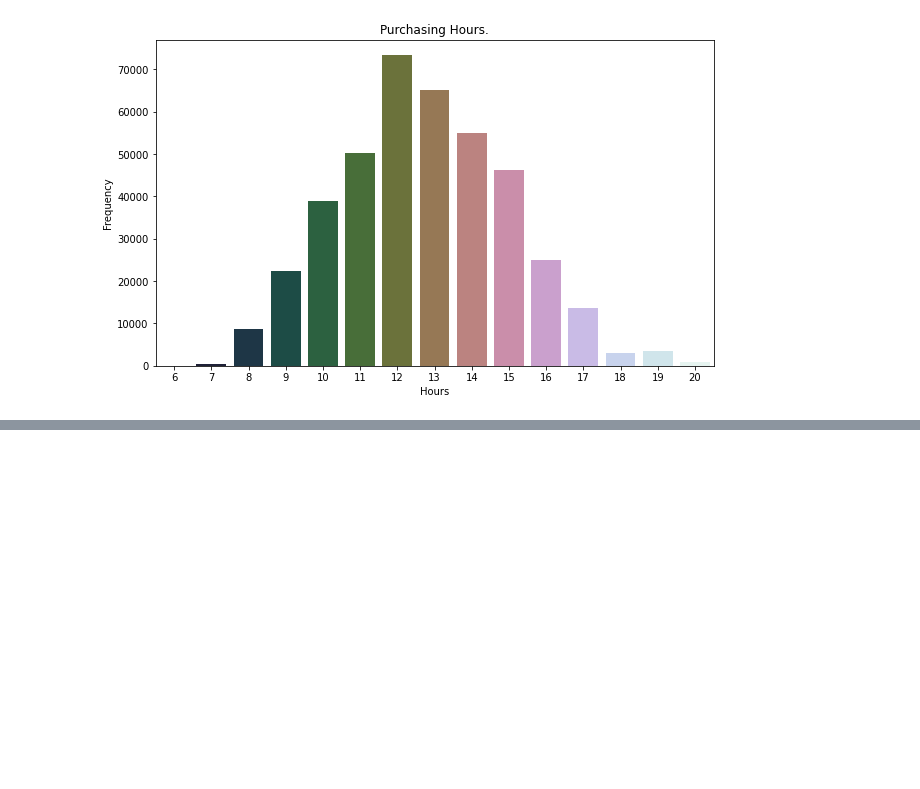
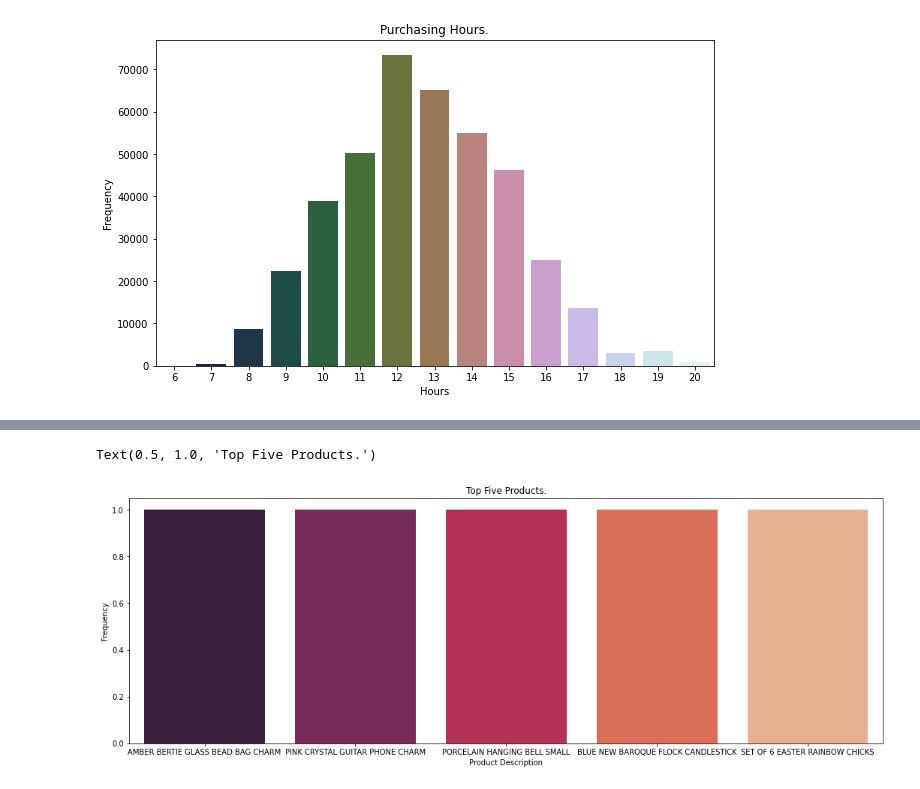
Before and after one commit to Mdanish2020/Customer_Segmentation_Project, a Jupyter notebook: Online_Retail_Customer_Segmentation_Capstone_Project.ipynb, the cells around one changed output, grey strips where cells are left out. Saved outputs shown, nothing was run; the diff lists cells and outputs as text; code cells hidden in the pictures; blank space fills up the shorter version.

```diff
--- a/Online_Retail_Customer_Segmentation_Capstone_Project.ipynb
+++ b/Online_Retail_Customer_Segmentation_Capstone_Project.ipynb
@@ -327,0 +396,11 @@ Text(0.5, 1.0, 'Purchasing Hours.')
+# %%
+# Bottom five products
+# Plotting the top five products purchasing
+plt.figure(figsize = (18,6))
+sns.barplot(x = 'Product_Description',y = 'Frequency',palette = 'rocket',data = description_df[-5:])
+plt.xlabel('Product Description')
+plt.ylabel('Frequency')
+plt.title("Top Five Products.")
+# %% [output]
+Text(0.5, 1.0, 'Top Five Products.')
+[figure, added]
```
Also changed, not shown: parts of 31 cells of this notebook.
